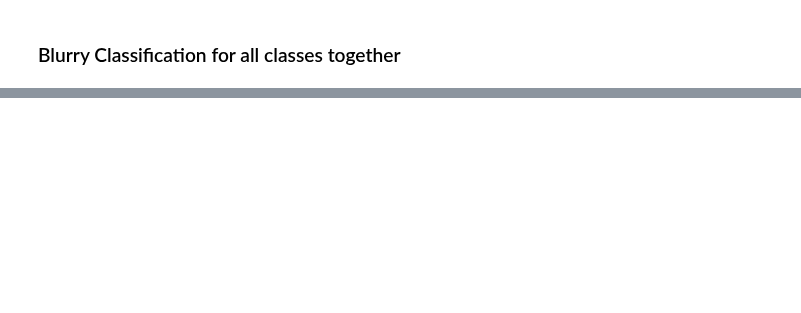
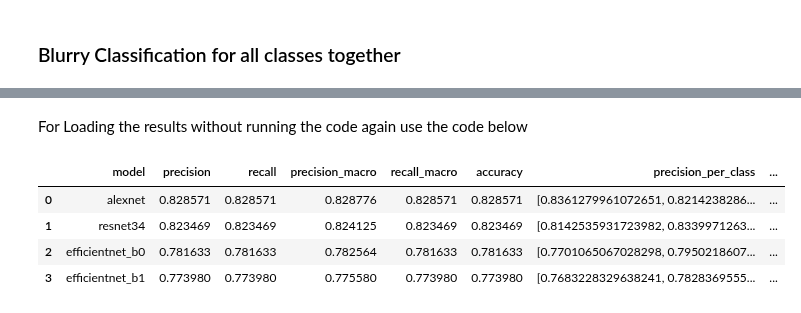
Before and after one commit to elorberb/thesis, a Jupyter notebook: src/classification/notebooks/blur_classification/fastai_blur_classification.ipynb, the cells around one changed output, grey strips where cells are left out. Drawn from its saved outputs; the diff is of its cells as text; code cells hidden in the pictures; blank space fills up the shorter version.

```diff
--- a/src/classification/notebooks/blur_classification/fastai_blur_classification.ipynb
+++ b/src/classification/notebooks/blur_classification/fastai_blur_classification.ipynb
@@ -174,0 +232,2 @@ interp.plot_top_losses(9, figsize=(15,10))
+# %% [markdown]
+For Loading the results without running the code again use the code below
@@ -174,0 +237,27 @@ interp.plot_top_losses(9, figsize=(15,10))
+# %%
+import numpy as np
+# create an average result dataframe for each of the models
+average_results = []
+
+for model_name in results_df['model'].unique():
+    model_results = results_df[results_df['model'] == model_name]
+
+    average_results.append({
+        'model': model_name,
+        'precision': model_results['precision'].mean(),
+        'recall': model_results['recall'].mean(),
+        'precision_macro': model_results['precision_macro'].mean(),
+        'recall_macro': model_results['recall_macro'].mean(),
+        'accuracy': model_results['accuracy'].mean(),
+        'precision_per_class': model_results['precision_per_class'].mean(axis=0),
+        'recall_per_class': model_results['recall_per_class'].mean(axis=0),
+        'confusion_matrix': model_results['confusion_matrix'].mean(axis=0),
+    })
+average_results_df = pd.DataFrame(average_results)
+average_results_df.head()
+# %% [output]
+|  | model | precision | recall | precision_macro | recall_macro | accuracy | precision_per_class | ... |
+| 0 | alexnet | 0.828571 | 0.828571 | 0.828776 | 0.828571 | 0.828571 | [0.8361279961072651, 0.8214238286... | ... |
+| 1 | resnet34 | 0.823469 | 0.823469 | 0.824125 | 0.823469 | 0.823469 | [0.8142535931723982, 0.8339971263... | ... |
+| 2 | efficientnet_b0 | 0.781633 | 0.781633 | 0.782564 | 0.781633 | 0.781633 | [0.7701065067028298, 0.7950218607... | ... |
+| 3 | efficientnet_b1 | 0.773980 | 0.773980 | 0.775580 | 0.773980 | 0.773980 | [0.7683228329638241, 0.7828369555... | ... |
```
Also changed, not shown: parts of 25 cells of this notebook, 8 other files.
